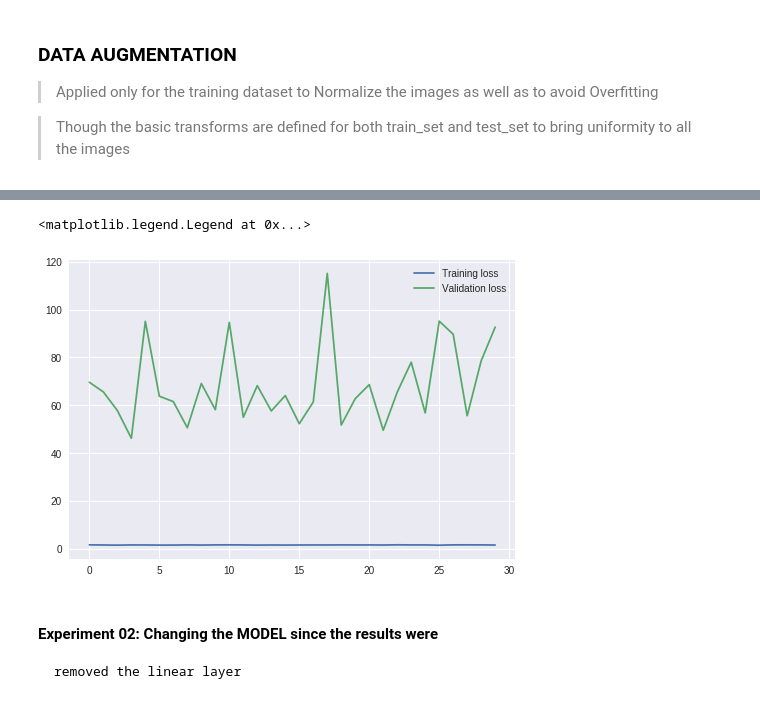
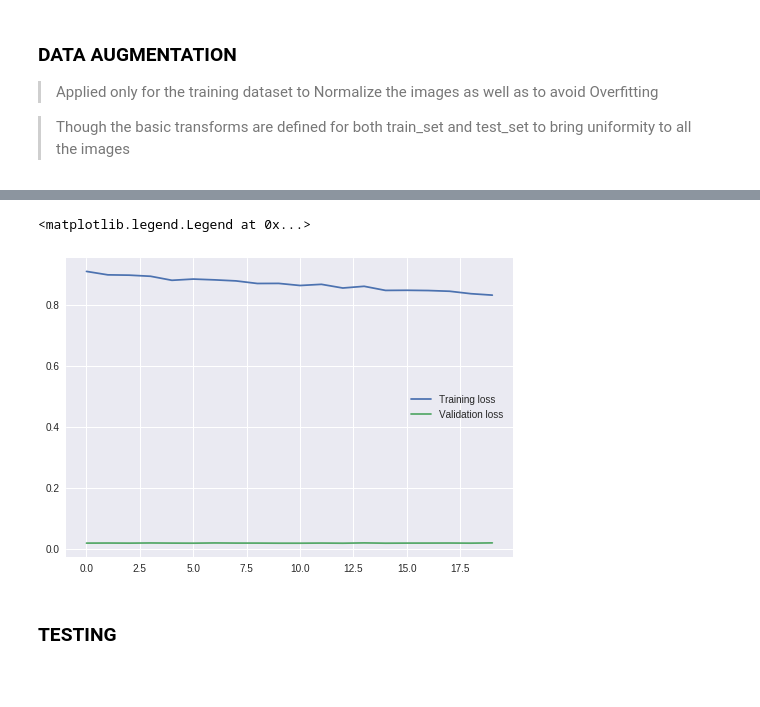
Before and after one commit to kanishk16/routetoMIDASS, a Jupyter notebook: CV_Problem/CV_Problem.ipynb, the cells around one changed output, grey strips where cells are left out. Drawn from its saved outputs; the diff is of its cells as text; code cells hidden in the pictures; blank space fills up the shorter version.

Commit message:
feat: training trial for single channel model

````diff
--- a/CV_Problem/CV_Problem.ipynb
+++ b/CV_Problem/CV_Problem.ipynb
@@ -217,0 +254,10 @@ model = models.resnet18(pretrained=True)
+# %%
+from torchvision.models.resnet import ResNet, BasicBlock
+
+class MnistResNet(ResNet):
+    def __init__(self):
+        super(MnistResNet, self).__init__(BasicBlock, [2, 2, 2, 2], num_classes=4)
+        self.conv1 = torch.nn.Conv2d(1, 64, kernel_size=(7, 7), stride=(2, 2), padding=(3, 3), bias=False)
+
+    def forward(self, x):
+        return torch.softmax(super(MnistResNet, self).forward(x), dim=-1)
@@ -218 +266,3 @@ model = models.resnet18(pretrained=True)
+# %%
+model = MnistResNet()
 # %%
@@ -254,4 +288,0 @@ classifier = nn.Sequential(OrderedDict([
-# %%
-model.fc = classifier
-
-model
@@ -280,8 +293,9 @@ ResNet(
 # Enabling CUDA
 device = torch.device("cuda:0" if torch.cuda.is_available() else "cpu")
 
-criterion = nn.NLLLoss()
-optimizer = optim.Adam(model.fc.parameters(), lr=0.01)
+criterion = nn.CrossEntropyLoss()
+optimizer = optim.Adadelta(model.parameters())
+#scheduler = torch.optim.lr_scheduler.StepLR(optimizer, step_size=5, gamma=0.1)
 
 model.to(device)
 # %% [output]
@@ -391,13 +402,10 @@ KeyboardInterrupt: ignored
 # %%
+plt.figure()
 plt.plot(train_losses, label='Training loss')
 plt.plot(valid_losses, label='Validation loss')
 plt.legend(frameon=False)
 # %% [output]
 <matplotlib.legend.Legend at 0x...>
-[figure, old version]
+[figure, new version]
-# %% [markdown]
-#### Experiment 02: Changing the MODEL since the results were
-
-```
-removed the linear layer
-```
+# %% [markdown]
+### TESTING
````
Also changed, not shown: parts of 29 cells of this notebook.
